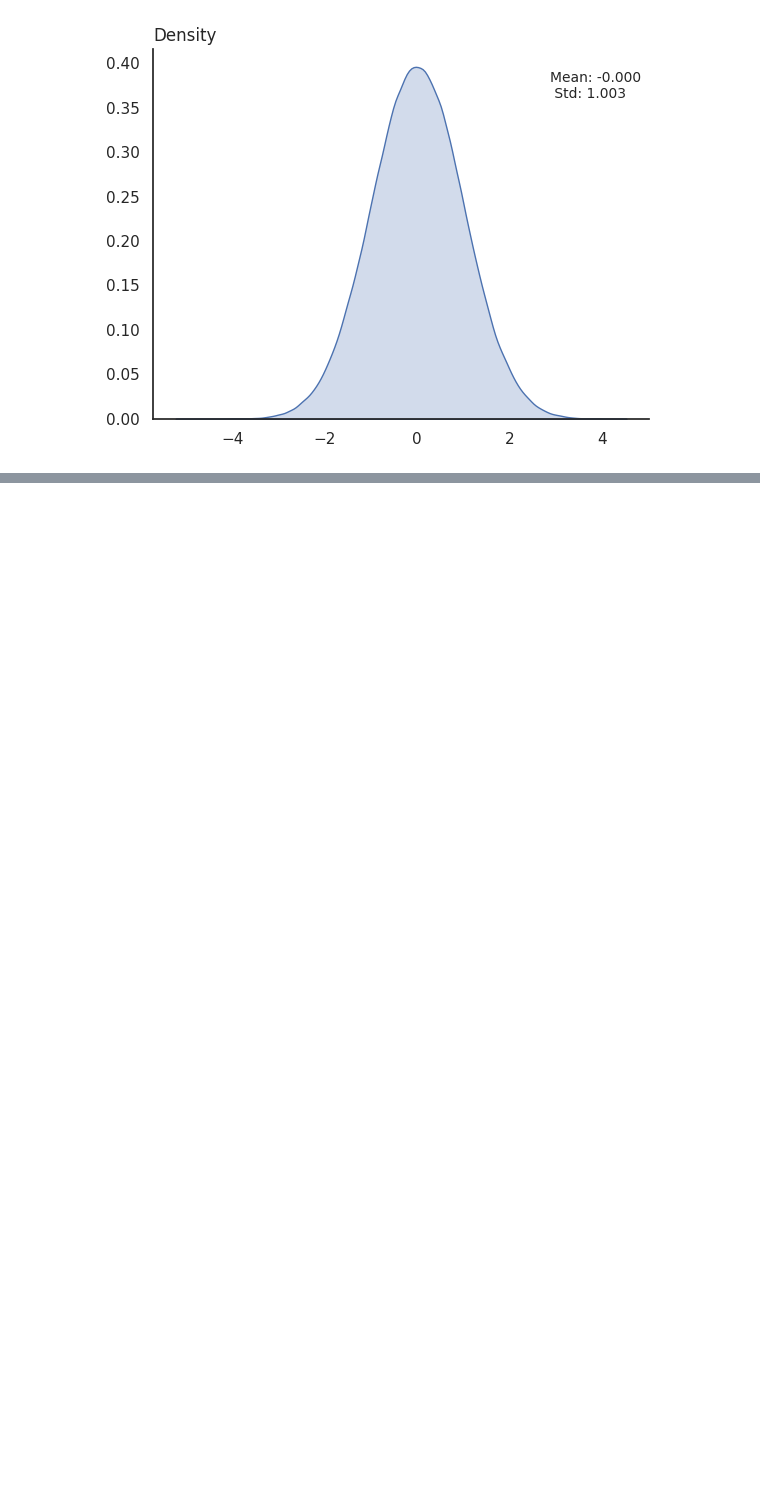
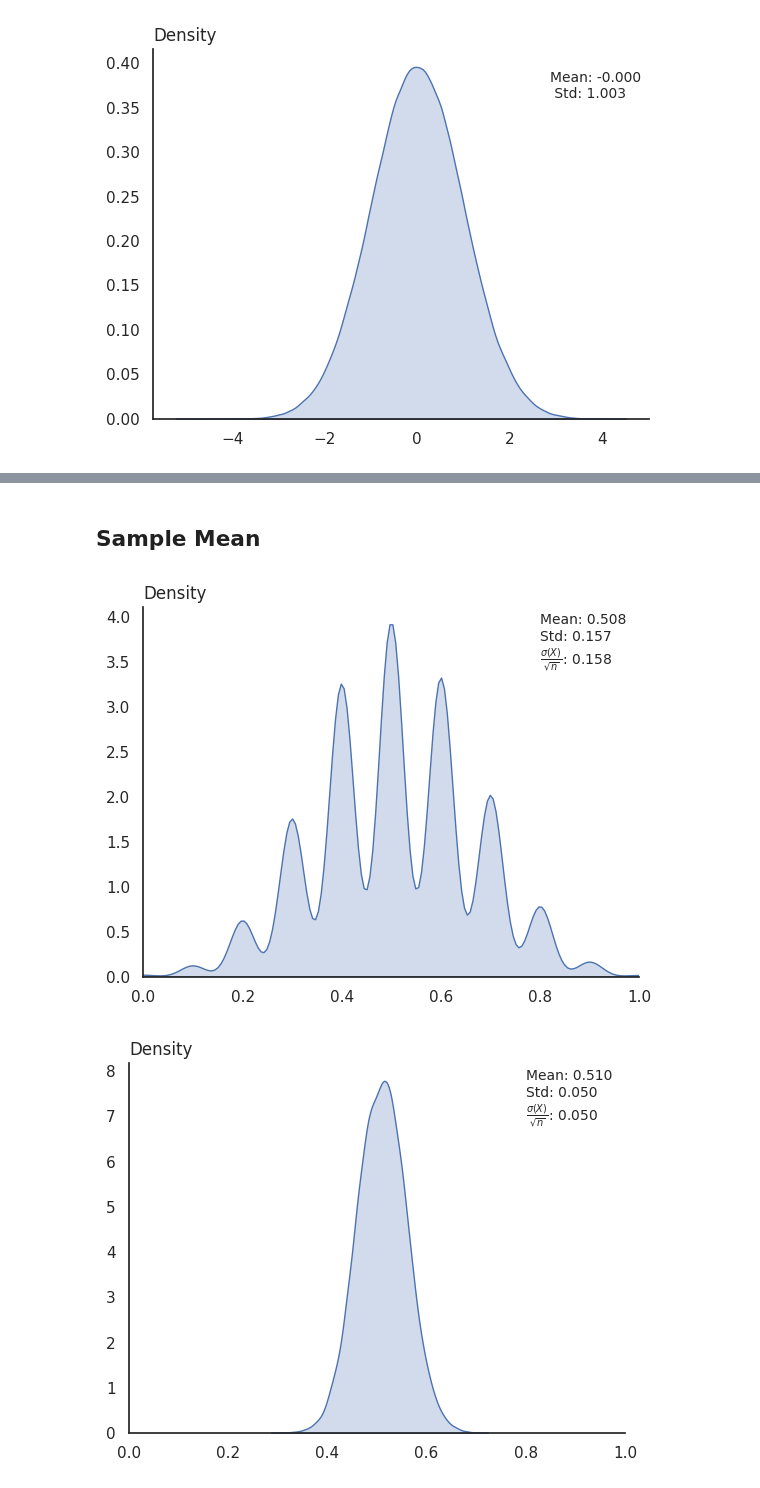
Before and after one commit to pharringtonp19/business-analytics, a Jupyter notebook: notebooks/distributions.ipynb, the cells around one changed output, grey strips where cells are left out. Cells and saved outputs as stored; diff of their text form; code cells hidden in the pictures; blank space fills up the shorter version.

```diff
--- a/notebooks/distributions.ipynb
+++ b/notebooks/distributions.ipynb
@@ -95,0 +121,32 @@ plt.show()
+# %% [markdown]
+## **Sample Mean**
+# %%
+def SampleMean(rv, n, key):
+  keys = jax.random.split(key, n)
+  ys = jax.vmap(rv)(keys)
+  return jnp.mean(ys)
+
+
+a_bunch_of_keys = jax.random.split(jax.random.PRNGKey(0), 10_000)
+
+
+for i in [10, 100, 1000, 10000]:
+  ys = jax.vmap(partial(SampleMean, binary, i))(a_bunch_of_keys)
+
+  sns.kdeplot(ys, fill=True)
+  plt.ylabel('')
+  plt.title('Density', loc='left')
+  ax = plt.gca()
+  ax.spines['right'].set_visible(False)
+  ax.spines['top'].set_visible(False)
+  ax.annotate(f'Mean: {jnp.mean(ys):.3f}\nStd: {jnp.std(ys):.3f}\n$\\frac{{\\sigma(X)}}{{\\sqrt{{n}}}}$: {jnp.sqrt(0.51*0.49)/jnp.sqrt(i) :.3f}',
+              xy = (.8, .9),
+              xycoords='axes fraction',
+              ha='left',
+              va="center",
+              size=10)
+  plt.xlim(0, 1)
+  plt.show()
+# %% [output]
+[figure, added]
+[figure, added]
```
Also changed, not shown: parts of 6 cells of this notebook.
